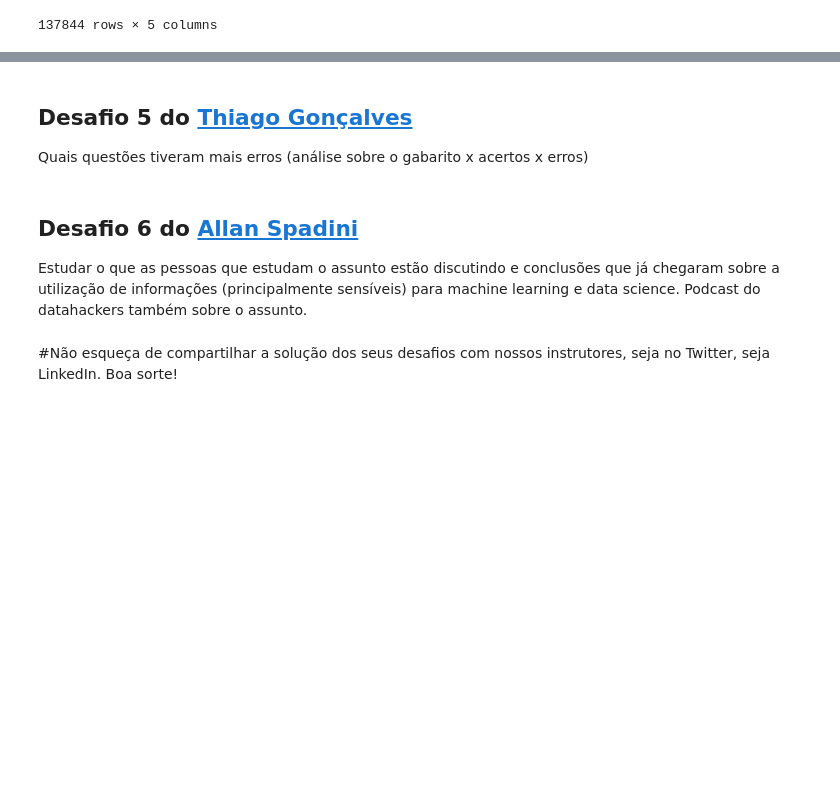
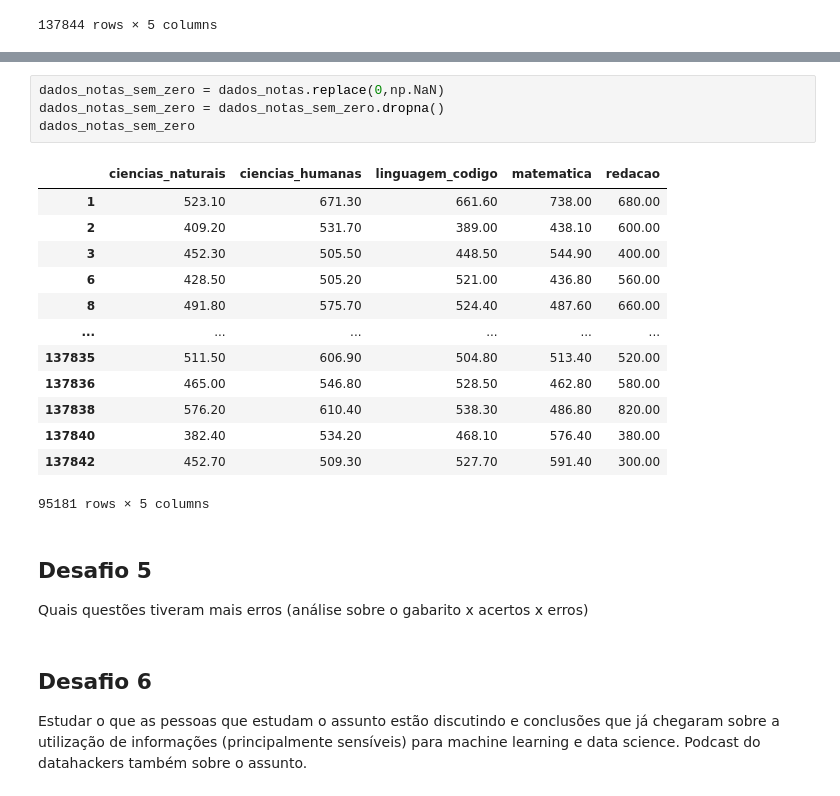
Before and after one commit to edsonajunior/Data-Science-study, a Jupyter notebook: QuarentenaDados_Aula04.ipynb, the cells around one changed output, grey strips where cells are left out. Saved outputs shown, nothing was run; the diff lists cells and outputs as text; blank space fills up the shorter version.

```diff
--- a/QuarentenaDados_Aula04.ipynb
+++ b/QuarentenaDados_Aula04.ipynb
@@ -144,12 +192,27 @@ Pairplot dos acertos de cada categoria (CN, CH, MT, LC, nota pura da redação).
 
 Remover todos os zeros. Tomar o cuidado que no desafio 1 já tomamos decisões ligadas a limpeza dos dados também. Você também pode exportar para outro CSV se quiser.
+# %%
+dados_notas_sem_zero = dados_notas.replace(0,np.NaN)
+dados_notas_sem_zero = dados_notas_sem_zero.dropna()
+dados_notas_sem_zero
+# %% [output]
+|  | ciencias_naturais | ciencias_humanas | linguagem_codigo | matematica | redacao |
+| 1 | 523.10 | 671.30 | 661.60 | 738.00 | 680.00 |
+| 2 | 409.20 | 531.70 | 389.00 | 438.10 | 600.00 |
+| 3 | 452.30 | 505.50 | 448.50 | 544.90 | 400.00 |
+| 6 | 428.50 | 505.20 | 521.00 | 436.80 | 560.00 |
+| 8 | 491.80 | 575.70 | 524.40 | 487.60 | 660.00 |
+| ... | ... | ... | ... | ... | ... |
+| 137835 | 511.50 | 606.90 | 504.80 | 513.40 | 520.00 |
+| 137836 | 465.00 | 546.80 | 528.50 | 462.80 | 580.00 |
+| 137838 | 576.20 | 610.40 | 538.30 | 486.80 | 820.00 |
+| 137840 | 382.40 | 534.20 | 468.10 | 576.40 | 380.00 |
+| 137842 | 452.70 | 509.30 | 527.70 | 591.40 | 300.00 |
+95181 rows × 5 columns
 # %% [markdown]
-## Desafio 5 do [Thiago Gonçalves](https://twitter.com/tgcsantos)
+## Desafio 5
 
 Quais questões tiveram mais erros (análise sobre o gabarito x acertos x erros)
 # %% [markdown]
-## Desafio 6 do [Allan Spadini](https://twitter.com/allanspadini)
-
+## Desafio 6
 Estudar o que as pessoas que estudam o assunto estão discutindo e conclusões que já chegaram sobre a utilização de informações (principalmente sensíveis) para machine learning e data science. Podcast do datahackers também sobre o assunto.
-# %% [markdown]
-#Não esqueça de compartilhar a solução dos seus desafios com nossos instrutores, seja no Twitter, seja LinkedIn. Boa sorte!
```
Also changed, not shown: parts of 8 cells of this notebook.
